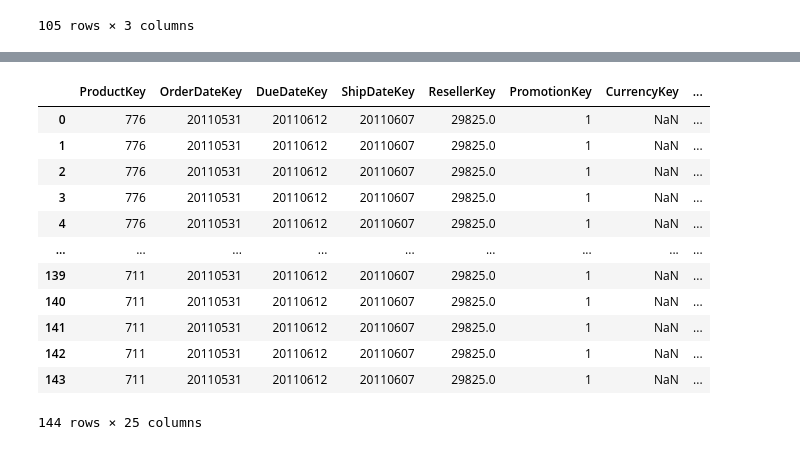
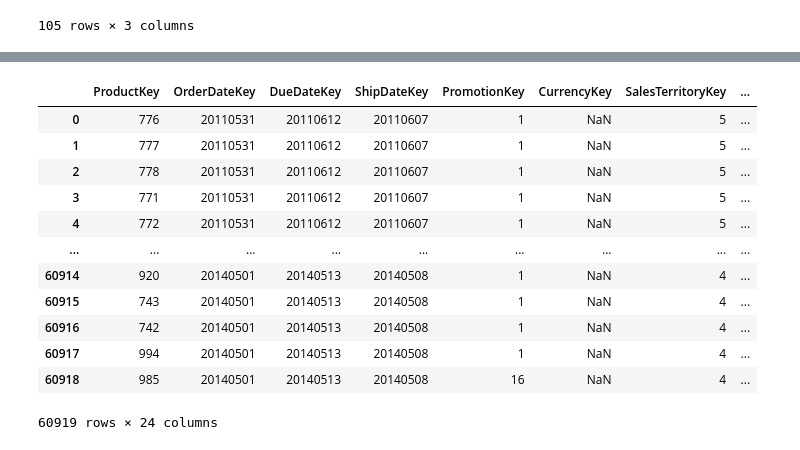
Before and after one commit to AngieJoya99/ETL-proyecto, a Jupyter notebook: pruebaConexion.ipynb, the cells around one changed output, grey strips where cells are left out. Cells and saved outputs as stored; diff of their text form; code cells hidden in the pictures.

Commit message:
factRsellers y factInternet

```diff
--- a/pruebaConexion.ipynb
+++ b/pruebaConexion.ipynb
@@ -374,7 +374,7 @@ def transformDimReseller(customer, salesOrderHeader, personPhone, personAddress,
 
     ####
 
-    customer = customer[customer["PersonID"].isna()]
+    customer = customer[customer["StoreID"].notna()]
 
 
     dimReseller["ResellerKey"] = customer["CustomerID"]
@@ -673,29 +596,27 @@ def transformFactResellerSales(product, salesOrderDetail, salesOrderHeader, dimC
 # %%
 fact = transformFactResellerSales(
     production["Product"],
     sales["SalesOrderDetail"],
     sales["SalesOrderHeader"],
     dimCurrency,
     sales["CurrencyRate"],
-    person["StateProvince"],
-    sales["SalesTaxRate"],
     dimReseller
 )
 
 fact
-fact[fact["SalesOrderNumber"] == "SO43659"]
+#fact[fact["SalesOrderNumber"] == "SO43659"]
 #dimCustomer[dimCustomer["CustomerKey"] == 11146]
 # %% [output]
-|  | ProductKey | OrderDateKey | DueDateKey | ShipDateKey | ResellerKey | PromotionKey | CurrencyKey | ... |
-| 0 | 776 | 20110531 | 20110612 | 20110607 | 29825.0 | 1 | NaN | ... |
-| 1 | 776 | 20110531 | 20110612 | 20110607 | 29825.0 | 1 | NaN | ... |
-| 2 | 776 | 20110531 | 20110612 | 20110607 | 29825.0 | 1 | NaN | ... |
-| 3 | 776 | 20110531 | 20110612 | 20110607 | 29825.0 | 1 | NaN | ... |
-| 4 | 776 | 20110531 | 20110612 | 20110607 | 29825.0 | 1 | NaN | ... |
+|  | ProductKey | OrderDateKey | DueDateKey | ShipDateKey | PromotionKey | CurrencyKey | SalesTerritoryKey | ... |
+| 0 | 776 | 20110531 | 20110612 | 20110607 | 1 | NaN | 5 | ... |
+| 1 | 777 | 20110531 | 20110612 | 20110607 | 1 | NaN | 5 | ... |
+| 2 | 778 | 20110531 | 20110612 | 20110607 | 1 | NaN | 5 | ... |
+| 3 | 771 | 20110531 | 20110612 | 20110607 | 1 | NaN | 5 | ... |
+| 4 | 772 | 20110531 | 20110612 | 20110607 | 1 | NaN | 5 | ... |
 | ... | ... | ... | ... | ... | ... | ... | ... | ... |
-| 139 | 711 | 20110531 | 20110612 | 20110607 | 29825.0 | 1 | NaN | ... |
-| 140 | 711 | 20110531 | 20110612 | 20110607 | 29825.0 | 1 | NaN | ... |
-| 141 | 711 | 20110531 | 20110612 | 20110607 | 29825.0 | 1 | NaN | ... |
-| 142 | 711 | 20110531 | 20110612 | 20110607 | 29825.0 | 1 | NaN | ... |
-| 143 | 711 | 20110531 | 20110612 | 20110607 | 29825.0 | 1 | NaN | ... |
+| 60914 | 920 | 20140501 | 20140513 | 20140508 | 1 | NaN | 4 | ... |
+| 60915 | 743 | 20140501 | 20140513 | 20140508 | 1 | NaN | 4 | ... |
+| 60916 | 742 | 20140501 | 20140513 | 20140508 | 1 | NaN | 4 | ... |
+| 60917 | 994 | 20140501 | 20140513 | 20140508 | 1 | NaN | 4 | ... |
+| 60918 | 985 | 20140501 | 20140513 | 20140508 | 16 | NaN | 4 | ... |
-144 rows × 25 columns
+60919 rows × 24 columns
```
Also changed, not shown: parts of 8 cells of this notebook.
